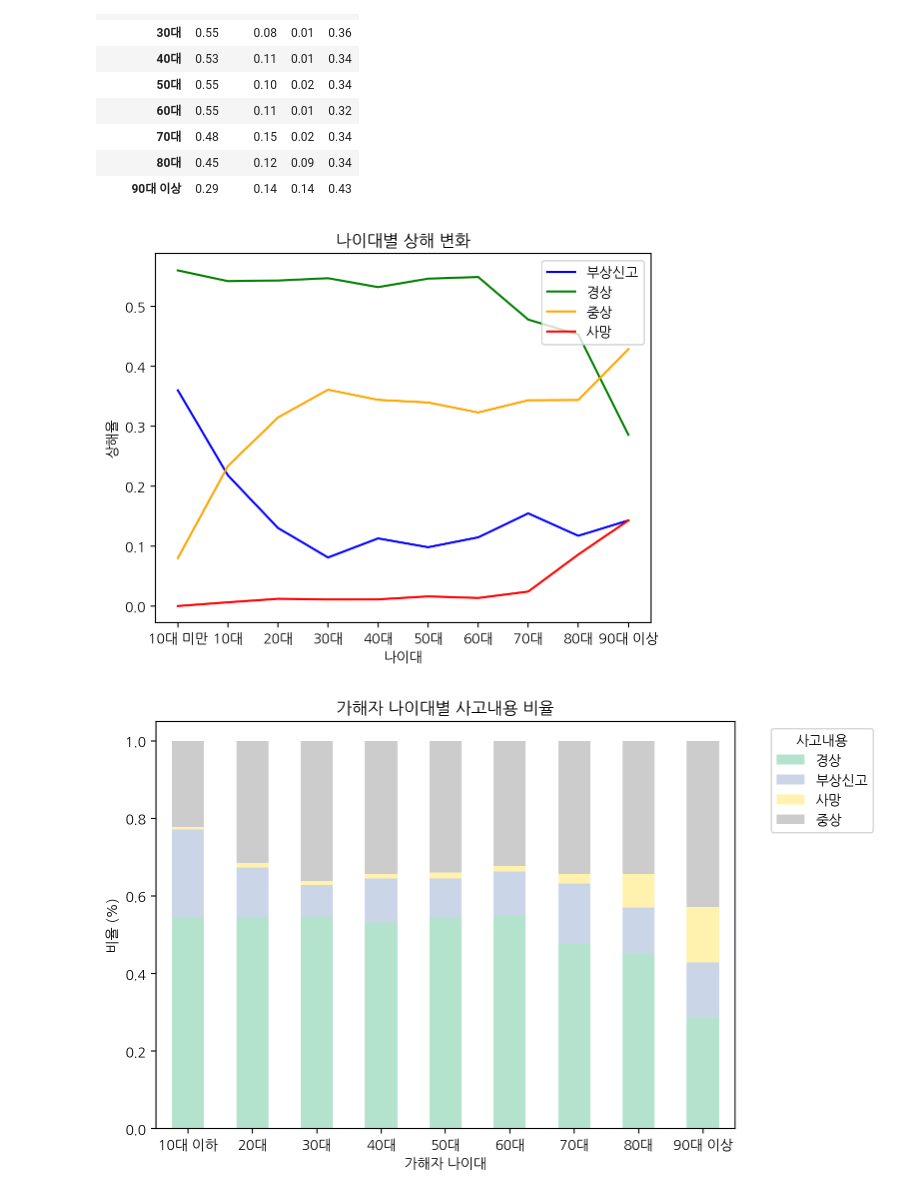
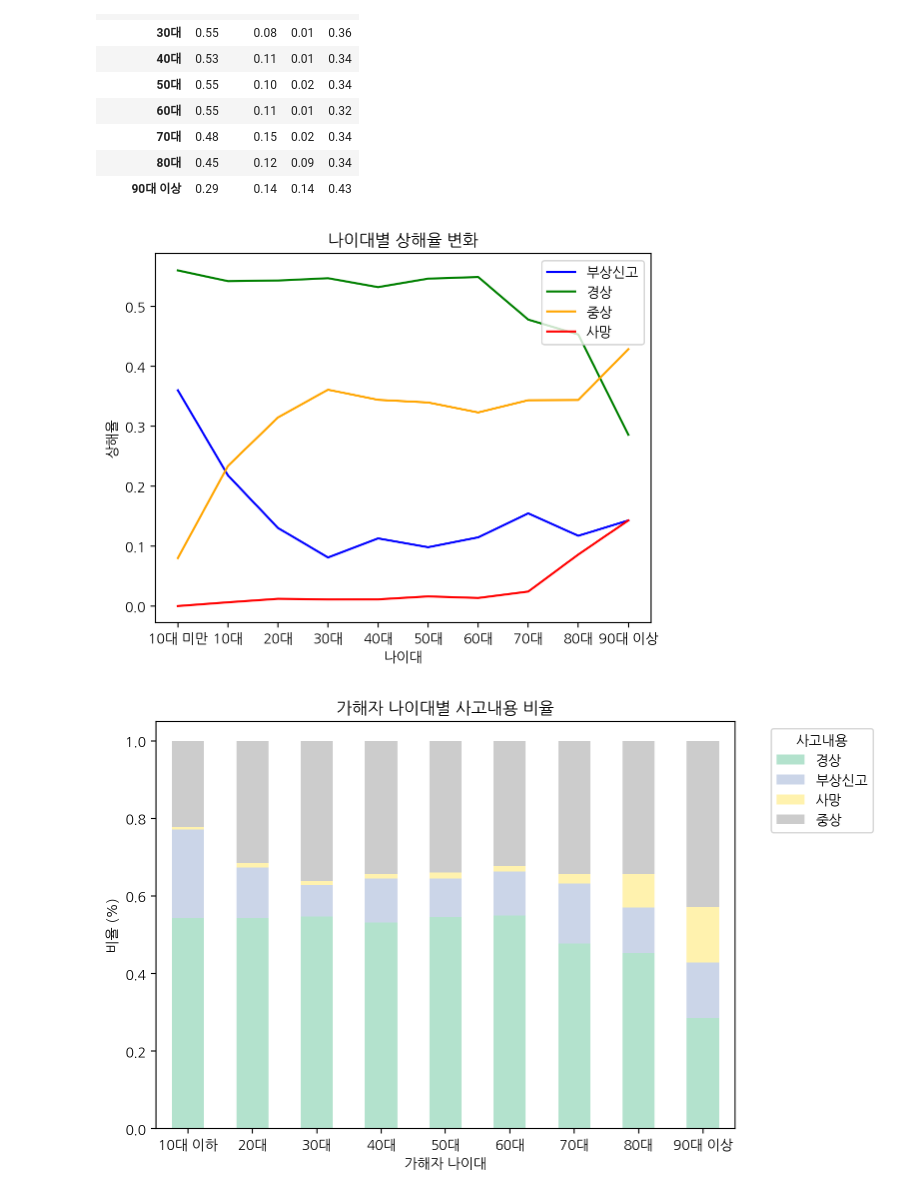
Before and after one commit to yeojeong735/25-BDA-TeamDP, a Jupyter notebook: 25_BDA_BikeCrash_TeamDP.ipynb, the cells around one changed output. Saved outputs shown, nothing was run; the diff lists cells and outputs as text; code cells hidden in the pictures.

```diff
--- a/25_BDA_BikeCrash_TeamDP.ipynb
+++ b/25_BDA_BikeCrash_TeamDP.ipynb
@@ -553,15 +553,15 @@ result
 # %%
 sns.lineplot(result, x='prepAgeGroup', y='부상신고', label = '부상신고', c ='blue')
 sns.lineplot(result, x='prepAgeGroup', y='경상',label = '경상', c = 'green')
 sns.lineplot(result, x='prepAgeGroup', y='중상', label = '중상', c = 'orange')
 sns.lineplot(result, x='prepAgeGroup', y='사망', label = '사망', c = 'r')
 plt.ylabel("상해율")
 plt.xlabel("나이대")
-plt.title("나이대별 상해 변화")
+plt.title("나이대별 상해율 변화")
 plt.legend()
 plt.show()
 # %% [output]
-[figure, old version]
+[figure, new version]
 # %%
 # 나이대별 사고내용 유형 비율 시각화
 # 사고 건수가 아니라 각 나이대에서 사고내용이 차지하는 비율
```
Also changed, not shown: parts of 3 cells of this notebook.
